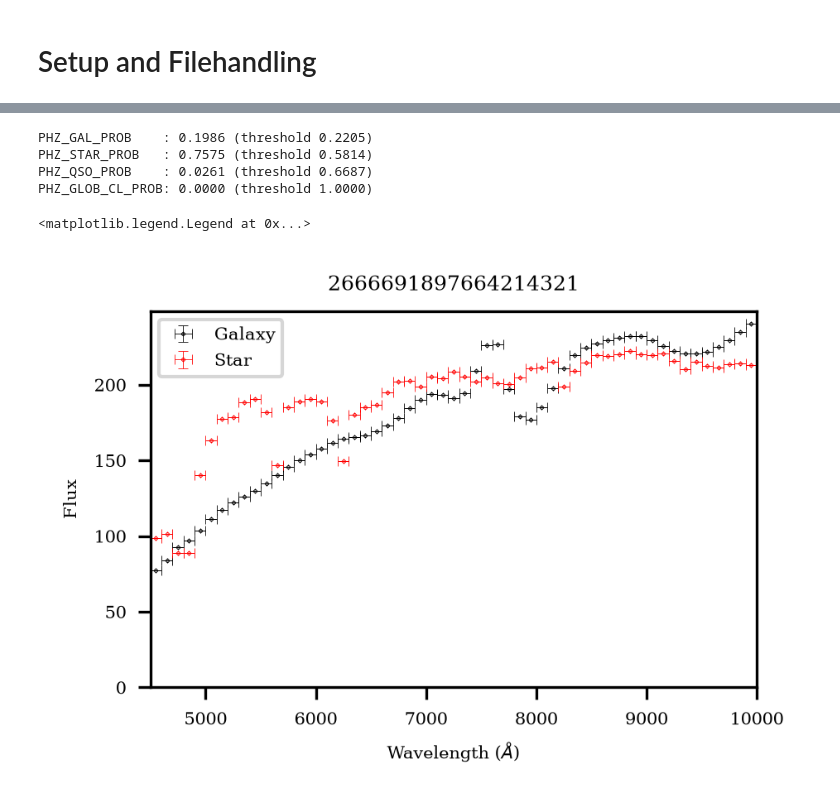
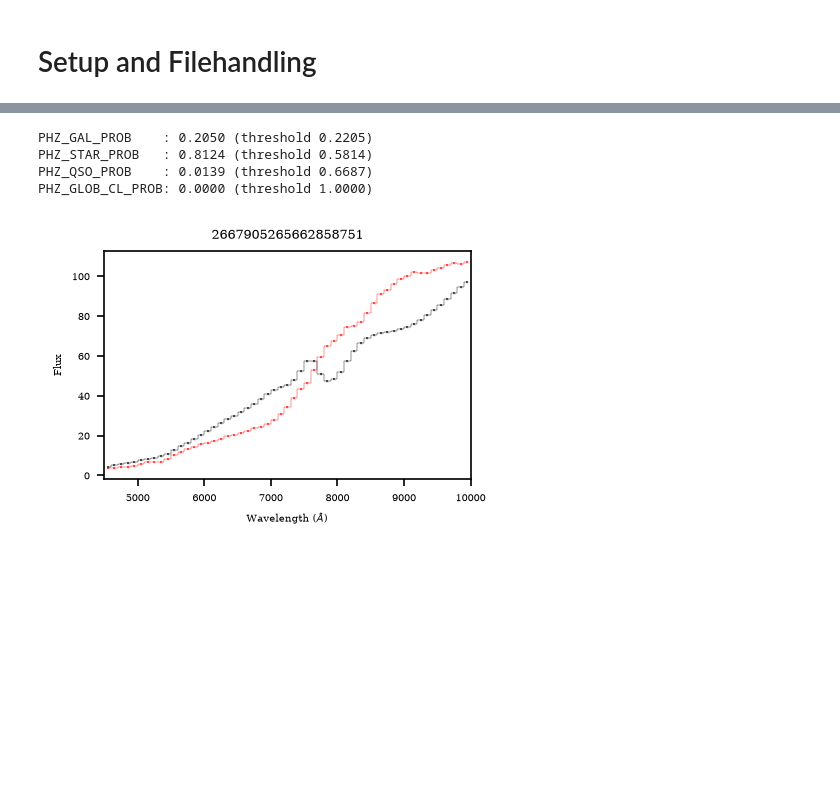
Before and after one commit to BradADDay/EuclidAnomalyDetection, a Jupyter notebook: DataExploration/DataExploration.ipynb, the cells around one changed output, grey strips where cells are left out. Cells and saved outputs as stored; diff of their text form; code cells hidden in the pictures; blank space fills up the shorter version.

```diff
--- a/DataExploration/DataExploration.ipynb
+++ b/DataExploration/DataExploration.ipynb
@@ -16,15 +16,16 @@ from astropy.units import Quantity
 
 # Plot formatting
 cm = 0.3937008
-mpl.rcParams["figure.dpi"] = 300
+mpl.rcParams["figure.dpi"] = 150
 mpl.rcParams["figure.figsize"] = np.array((8*cm, 5*cm))
 mpl.rcParams["lines.linewidth"] = 0.2
 mpl.rcParams["font.size"] = 5
 mpl.rcParams["font.family"] = "serif"
 mpl.rcParams["errorbar.capthick"] = 0.2
-mpl.rcParams["errorbar.capsize"] = 1.5
+mpl.rcParams["errorbar.capsize"] = 0.5
 mpl.rcParams["lines.markersize"] = 0.1
 
+# Directory of the data
 DATADIR = "/home/brad/OneDrive/UniWork/Year4/DataIntensivePhysics/Repository/SampleData/"
 
 # Dictionary containing all data files
@@ -206,40 +215,22 @@ Of the 111422 objects:
 # %%
 idx=np.random.choice(idxs)
 columns = hdulGSED[1].columns
 
 # Which object (row index) to use
 gData = hdulGSED[1].data[idx]
 sData = hdulSSED[1].data[idx]
 
 for i in range(0, 8, 2):
 	print(f"{columns[i-8].name:<16}: {sData[i-8]:.4f} (threshold {sData[i-7]:.4f})")
 
 fig, ax = plt.subplots()
 
 # Plotting the galactic SED
-E, EErr, flux, fluxErr = GetSED(hdulGSED, idx)
-ax.errorbar(
-	E, flux, fluxErr, EErr,
-	label="Galaxy", c="k", fmt="D"
-)
-
-# Plotting the stellar SED
-E, EErr, flux, fluxErr = GetSED(hdulSSED, idx)
-ax.errorbar(
-	E, flux, fluxErr, EErr,
-	label="Star", c="r", fmt="D"
-)
-
-ax.set_xlabel("Wavelength ($\\AA$)")
-ax.set_xlim(4500, 10000)
-ax.set_ylim(0, None)
-ax.set_ylabel("Flux")
-ax.set_title(sData[0])
-ax.legend()
+fig, ax = PlotSED(hdulGSED, idx, c="k", figax=(fig, ax))
+fig, ax = PlotSED(hdulSSED, idx, c="r", figax=(fig, ax))
 # %% [output]
-PHZ_GAL_PROB    : 0.1986 (threshold 0.2205)
-PHZ_STAR_PROB   : 0.7575 (threshold 0.5814)
-PHZ_QSO_PROB    : 0.0261 (threshold 0.6687)
+PHZ_GAL_PROB    : 0.2050 (threshold 0.2205)
+PHZ_STAR_PROB   : 0.8124 (threshold 0.5814)
+PHZ_QSO_PROB    : 0.0139 (threshold 0.6687)
 PHZ_GLOB_CL_PROB: 0.0000 (threshold 1.0000)
-<matplotlib.legend.Legend at 0x...>
-[figure, old version]
+[figure, new version]
```
Also changed, not shown: parts of 9 cells of this notebook.
